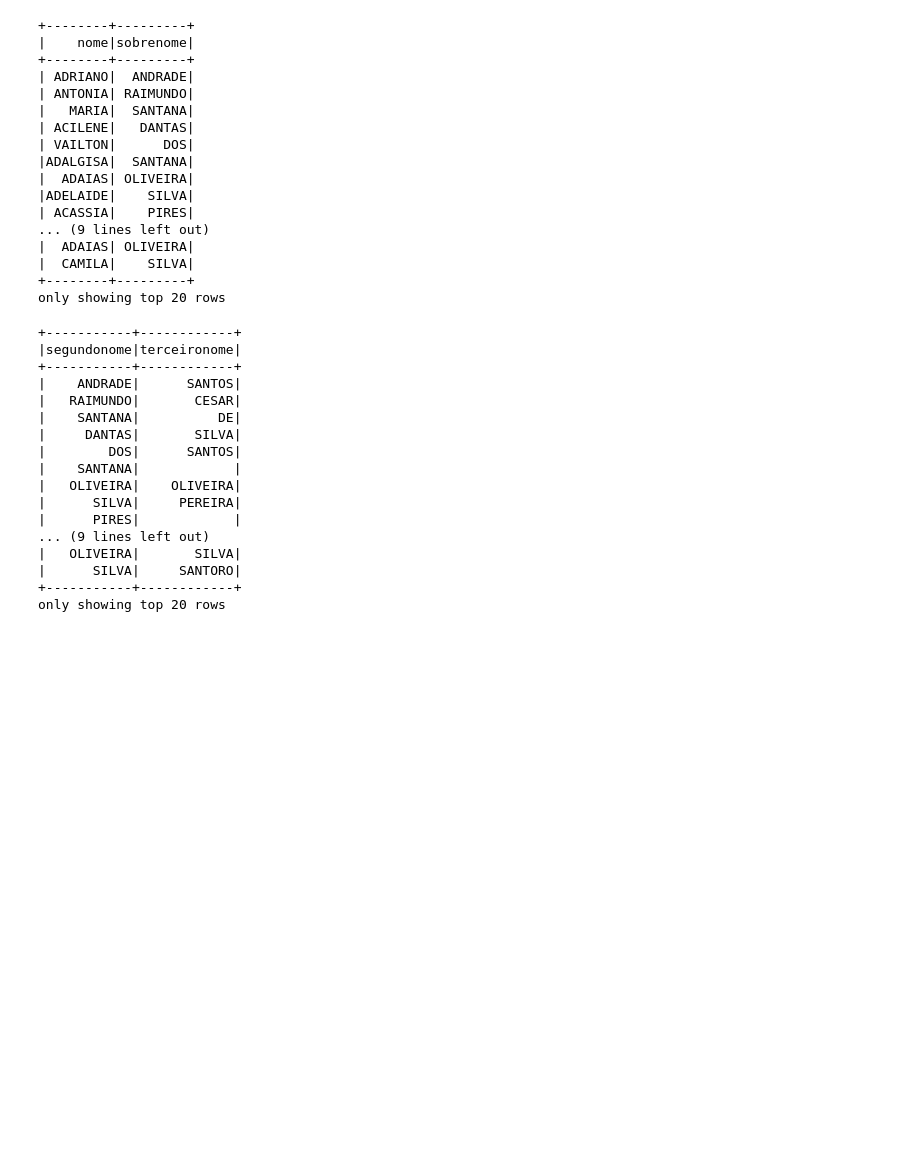
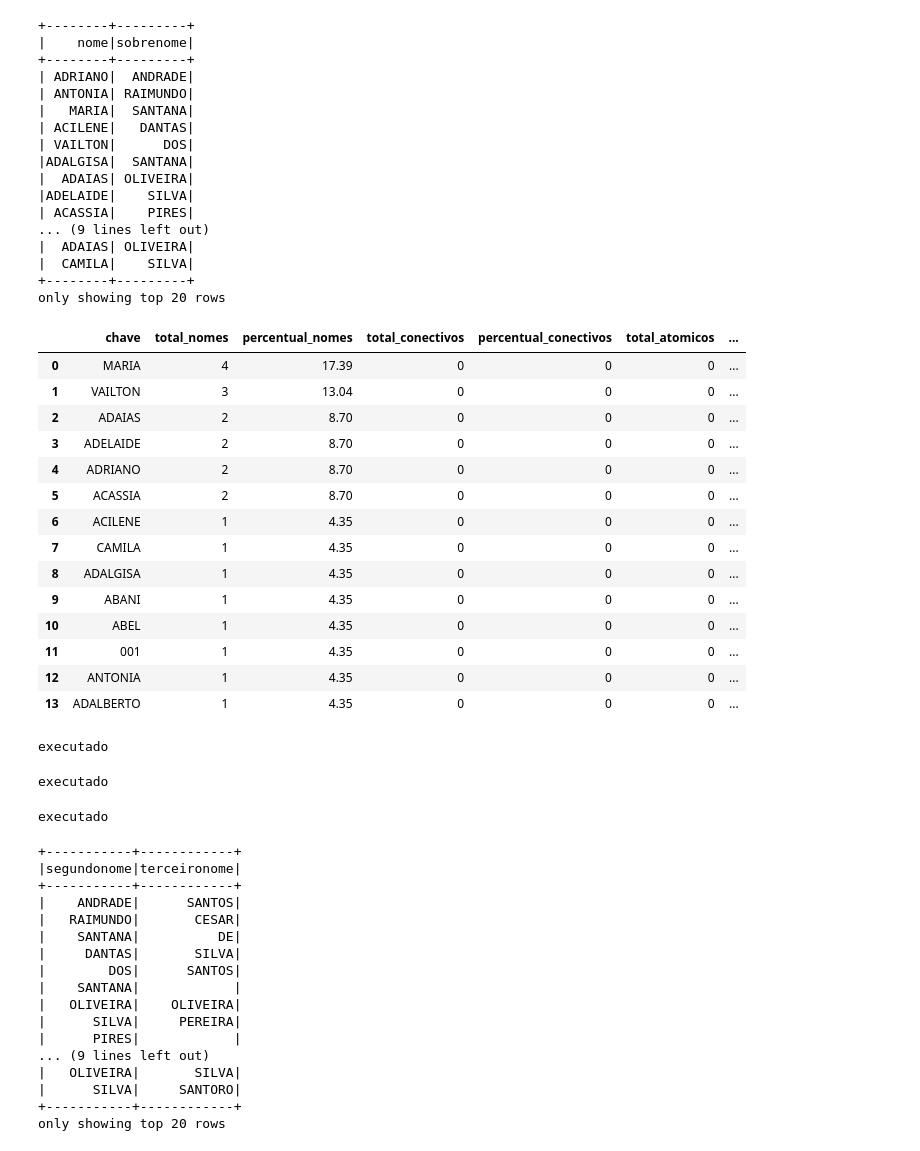
Before and after one commit to jeffnascimt/PLNCIDACS-SIM-CINASC, a Jupyter notebook: BASE-SIMULADA-SIM-SINASC.ipynb, the cells around one changed output. Cells and saved outputs as stored; diff of their text form; code cells hidden in the pictures; blank space fills up the shorter version.

```diff
--- a/BASE-SIMULADA-SIM-SINASC.ipynb
+++ b/BASE-SIMULADA-SIM-SINASC.ipynb
@@ -33,8 +33,8 @@ import re
 # %%
 # SIMULANDO BASE DE DADOS SIM
 
-BASE_SINASC = [("001","530010","04-07-1993","M","3","preta","38","medio","solteiro","2","3","1","1","ADRIANO ANDRADE SANTOS","1"),
-              ("002","522155","02-11-1978","M","4","preta","45","medio","solteiro","2","5","2","1","ANTONIA RAIMUNDO CESAR","95"),
+BASE_SINASC = [("001","110001","04-07-1993","M","3","preta","38","medio","solteiro","2","3","1","1","ADRIANO ANDRADE SANTOS","1"),
+              ("002","110002","02-11-1978","M","4","preta","45","medio","solteiro","2","5","2","1","ANTONIA RAIMUNDO CESAR","95"),
                ("003","522130","02-09-1987","F","5","preta","32","medio","solteiro","2","6","1","1","MARIA SANTANA DE JESUS","99"),
               ("004","522100","05-06-1988","F","3","preta","39","sup","solteiro","2","3","2","1","ACILENE DANTAS SILVA","1"),
               ("005","522160","04-07-1979","M","4","branca","43","medio","solteiro","2","2","1","1","VAILTON DOS SANTOS","1"),
@@ -268,6 +378,62 @@ df_Segundo_Nome.show()
 |  CAMILA|    SILVA|
 +--------+---------+
 only showing top 20 rows
+# %%
+# ESTATÍSTICAS DE CONECTIVOS PARA O DATAFRAME [segundo_nome]
+
+df_Pd_Segundo_Nome = df_Segundo_Nome.toPandas()
+
+df_Segundo_Nome_Estatisticas = df_Primeiro_Nome.select(F.col("primeiro_nome").alias("chave"),
+                                                     F.col("total").alias("total_nomes"), F.col("percentual").alias("percentual_nomes"),
+                                                     F.lit("0").alias("total_conectivos"), F.lit("0").alias("percentual_conectivos"),
+                                                     F.lit("0").alias("total_atomicos"), F.lit("0").alias("percentual_atomicos"),
+                                                     F.lit("0").alias("total_outros"), F.lit("0").alias("percentual_outros"))
+
+
+df_Segundo_Nome_Estatisticas.orderBy(F.col("total_nomes").desc()).toPandas()
+# %% [output]
+|  | chave | total_nomes | percentual_nomes | total_conectivos | percentual_conectivos | total_atomicos | ... |
+| 0 | MARIA | 4 | 17.39 | 0 | 0 | 0 | ... |
+| 1 | VAILTON | 3 | 13.04 | 0 | 0 | 0 | ... |
+| 2 | ADAIAS | 2 | 8.70 | 0 | 0 | 0 | ... |
+| 3 | ADELAIDE | 2 | 8.70 | 0 | 0 | 0 | ... |
+| 4 | ADRIANO | 2 | 8.70 | 0 | 0 | 0 | ... |
+| 5 | ACASSIA | 2 | 8.70 | 0 | 0 | 0 | ... |
+| 6 | ACILENE | 1 | 4.35 | 0 | 0 | 0 | ... |
+| 7 | CAMILA | 1 | 4.35 | 0 | 0 | 0 | ... |
+| 8 | ADALGISA | 1 | 4.35 | 0 | 0 | 0 | ... |
+| 9 | ABANI | 1 | 4.35 | 0 | 0 | 0 | ... |
+| 10 | ABEL | 1 | 4.35 | 0 | 0 | 0 | ... |
+| 11 | 001 | 1 | 4.35 | 0 | 0 | 0 | ... |
+| 12 | ANTONIA | 1 | 4.35 | 0 | 0 | 0 | ... |
+| 13 | ADALBERTO | 1 | 4.35 | 0 | 0 | 0 | ... |
+# %%
+# ESTATÍSTICAS DE CONECTIVOS PARA O DATAFRAME [segundo_nome]
+
+df_Segundo_Nome_Estatisticas = df_Segundo_Nome_Estatisticas.withColumn("total_conectivos", udf_estatisticas_segundo_nome(F.col("chave"), F.lit("CO")))
+df_Segundo_Nome_Estatisticas = df_Segundo_Nome_Estatisticas.withColumn("percentual_conectivos", F.bround((F.col("total_conectivos")/F.col("total_nomes"))*100, 2))
+
+print("executado")
+# %% [output]
+executado
+# %%
+# ESTATÍSTICAS DE ATÔMICOS PARA O DATAFRAME [segundo_nome]
+
+df_Segundo_Nome_Estatisticas = df_Segundo_Nome_Estatisticas.withColumn("total_atomicos", udf_estatisticas_segundo_nome(F.col("chave"), F.lit("AT")))
+df_Segundo_Nome_Estatisticas = df_Segundo_Nome_Estatisticas.withColumn("percentual_atomicos", F.bround((F.col("total_atomicos")/F.col("total_nomes"))*100, 2))
+
+print("executado")
+# %% [output]
+executado
+# %%
+# ESTATÍSTICAS DE OUTROS PARA O DATAFRAME [segundo_nome]
+
+df_Segundo_Nome_Estatisticas = df_Segundo_Nome_Estatisticas.withColumn("total_outros", F.col("total_nomes")-(F.col("total_conectivos")+F.col("total_atomicos")))
+df_Segundo_Nome_Estatisticas = df_Segundo_Nome_Estatisticas.withColumn("percentual_outros", F.bround((F.col("total_outros")/F.col("total_nomes"))*100, 2))
+
+print("executado")
+# %% [output]
+executado
 # %%
 from pyspark.sql.functions import unix_timestamp, from_unixtime
 # %%
```
Also changed, not shown: parts of 14 cells of this notebook.
